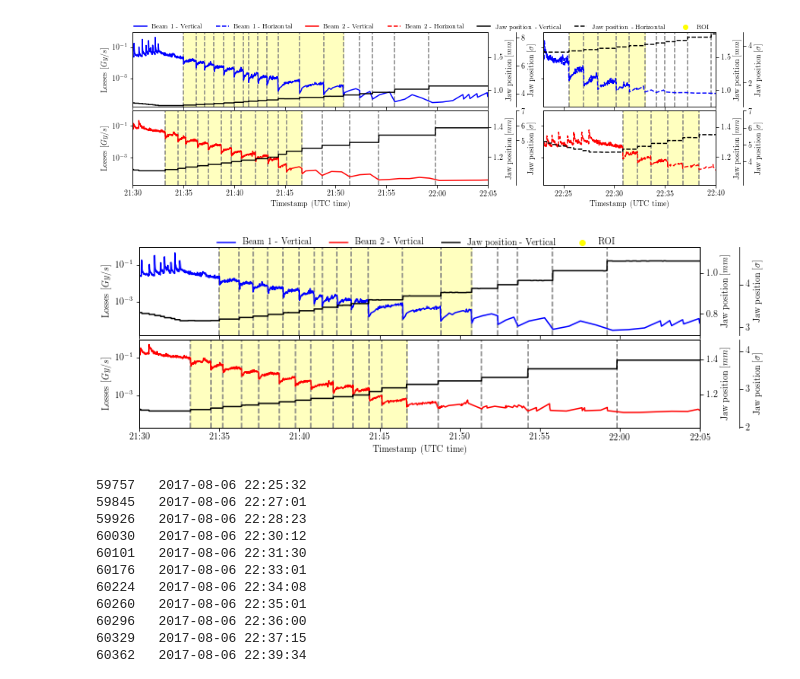
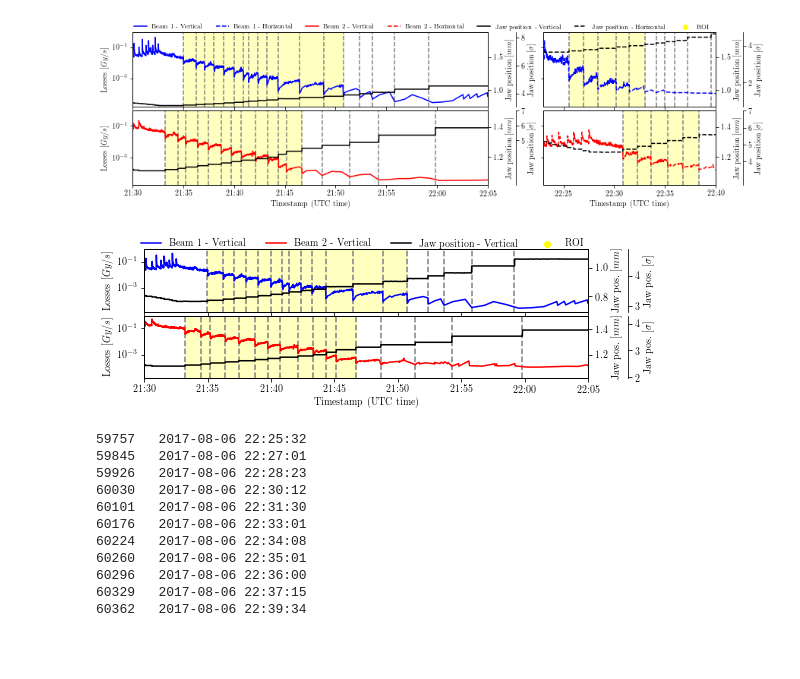
Before and after one commit to carlidel/collimator_scans, a Jupyter notebook: plots_and_tables.ipynb, the cells around one changed output. Cells and saved outputs as stored; diff of their text form; code cells hidden in the pictures; blank space fills up the shorter version.

```diff
--- a/plots_and_tables.ipynb
+++ b/plots_and_tables.ipynb
@@ -370,7 +370,7 @@ plt.savefig("ipac_plots/first.jpg", bbox_inches="tight", pad_inches=0.1, dpi=300
 # %% [output]
 [figure]
 # %%
-fig = plt.figure(figsize=(10, 3.5))
+fig = plt.figure(figsize=(7.5, 2.5))
 
 gs = gridspec.GridSpec(2, 1)
 
@@ -503,45 +503,45 @@ ax2.set_ylabel("Losses $[Gy/s]$")
 ax0.set_ylabel("Losses $[Gy/s]$")
 
 # ax1_bis.set_ylabel("Jaw position $[mm]$")
-ax0_bis.set_ylabel("Jaw position $[mm]$")
+ax0_bis.set_ylabel("Jaw pos.\\ $[mm]$")
 # ax3_bis.set_ylabel("Jaw position $[mm]$")
-ax2_bis.set_ylabel("Jaw position $[mm]$")
+ax2_bis.set_ylabel("Jaw pos.\\ $[mm]$")
 
 # ax1_ter.set_ylabel("Jaw position $[\\sigma]$")
-ax0_ter.set_ylabel("Jaw position $[\\sigma]$")
+ax0_ter.set_ylabel("Jaw pos.\\ $[\\sigma]$")
 # ax3_ter.set_ylabel("Jaw position $[\\sigma]$")
-ax2_ter.set_ylabel("Jaw position $[\\sigma]$")
+ax2_ter.set_ylabel("Jaw pos.\\ $[\\sigma]$")
 
 ax2_ter.scatter([0], [0], label="ROI", color="yellow")
 
-fig.legend(bbox_to_anchor =(0.5, 1.03), loc='upper center', ncol=12, frameon=False)
+fig.legend(bbox_to_anchor =(0.5, 1.045), loc='upper center', ncol=12, frameon=False)
 
 # ax2_ter.yaxis.set_ticks([5.0, 6.0, 7.0])
 # ax3_ter.yaxis.set_ticks([4.0, 5.0, 6.0, 7.0])
 
 
 #fig.autofmt_xdate(rotation=45)
 
 plt.tight_layout()
 plt.setp(ax0.get_xticklabels(), visible=False)
-plt.setp(ax1.get_xticklabels(), visible=False)
+# plt.setp(ax1.get_xticklabels(), visible=False)
 
-plt.setp(ax1.get_yticklabels(), visible=False)
-plt.setp(ax3.get_yticklabels(), visible=False)
+# plt.setp(ax1.get_yticklabels(), visible=False)
+# plt.setp(ax3.get_yticklabels(), visible=False)
 
-plt.subplots_adjust(hspace=.05)
+plt.subplots_adjust(hspace=.06)
 plt.subplots_adjust(wspace=.21)
 
-ax0_ter.spines["right"].set_position(("axes", 1.07))
-ax2_ter.spines["right"].set_position(("axes", 1.07))
+ax0_ter.spines["right"].set_position(("axes", 1.09))
+ax2_ter.spines["right"].set_position(("axes", 1.09))
 # ax1_ter.spines["right"].set_position(("axes", 1.16))
 # ax3_ter.spines["right"].set_position(("axes", 1.16))
 
 plt.savefig("ipac_plots/first.pdf", bbox_inches="tight", pad_inches=0.1, dpi=300)
 plt.savefig("ipac_plots/first.png", bbox_inches="tight", pad_inches=0.1, dpi=300)
 plt.savefig("ipac_plots/first.jpg", bbox_inches="tight", pad_inches=0.1, dpi=300)
 # %% [output]
-[figure, old version]
+[figure, new version]
 # %%
 vals_loss_2_rs9.iloc[36:]
 # %% [output]
```
Also changed, not shown: 12 other files.
